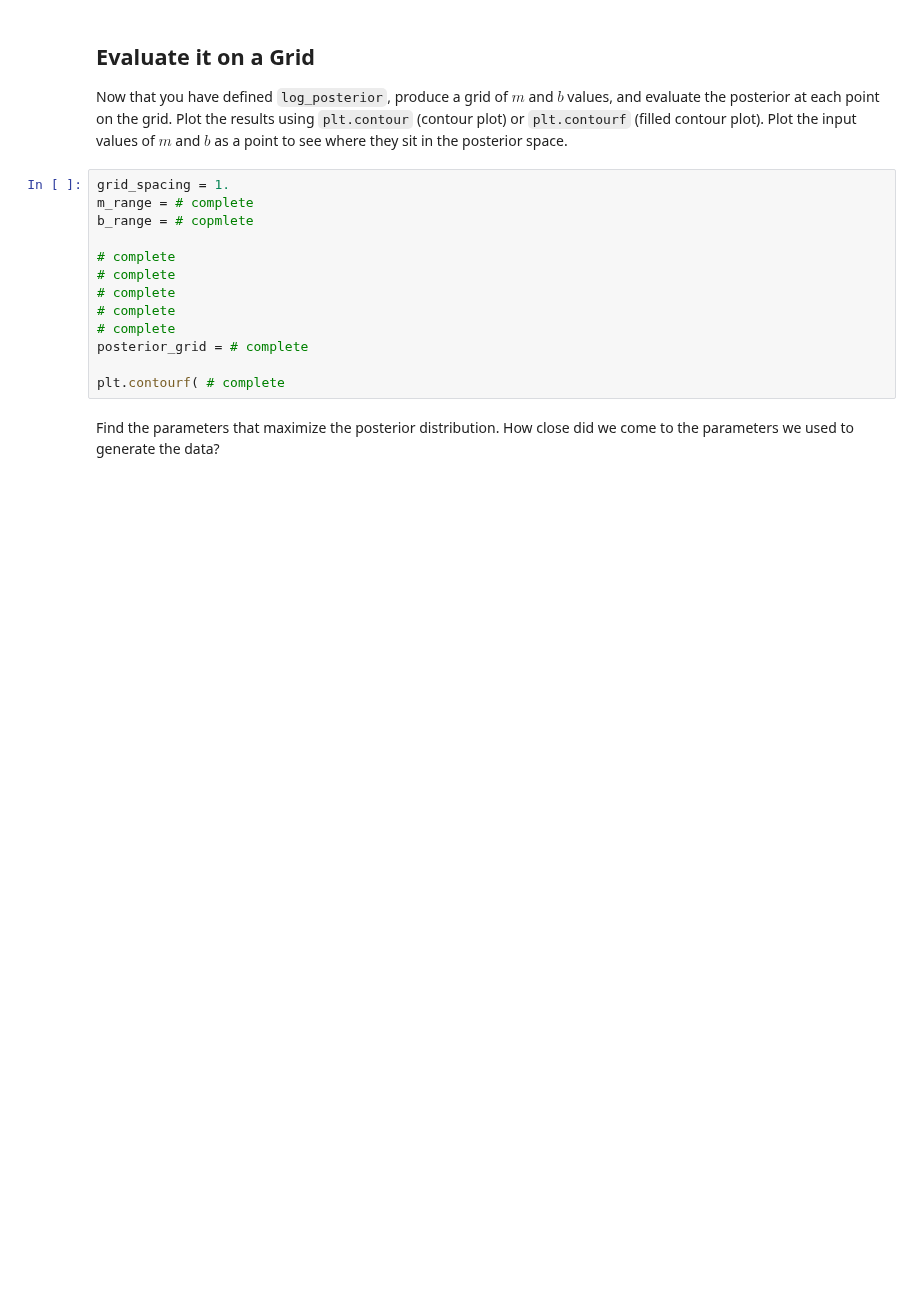
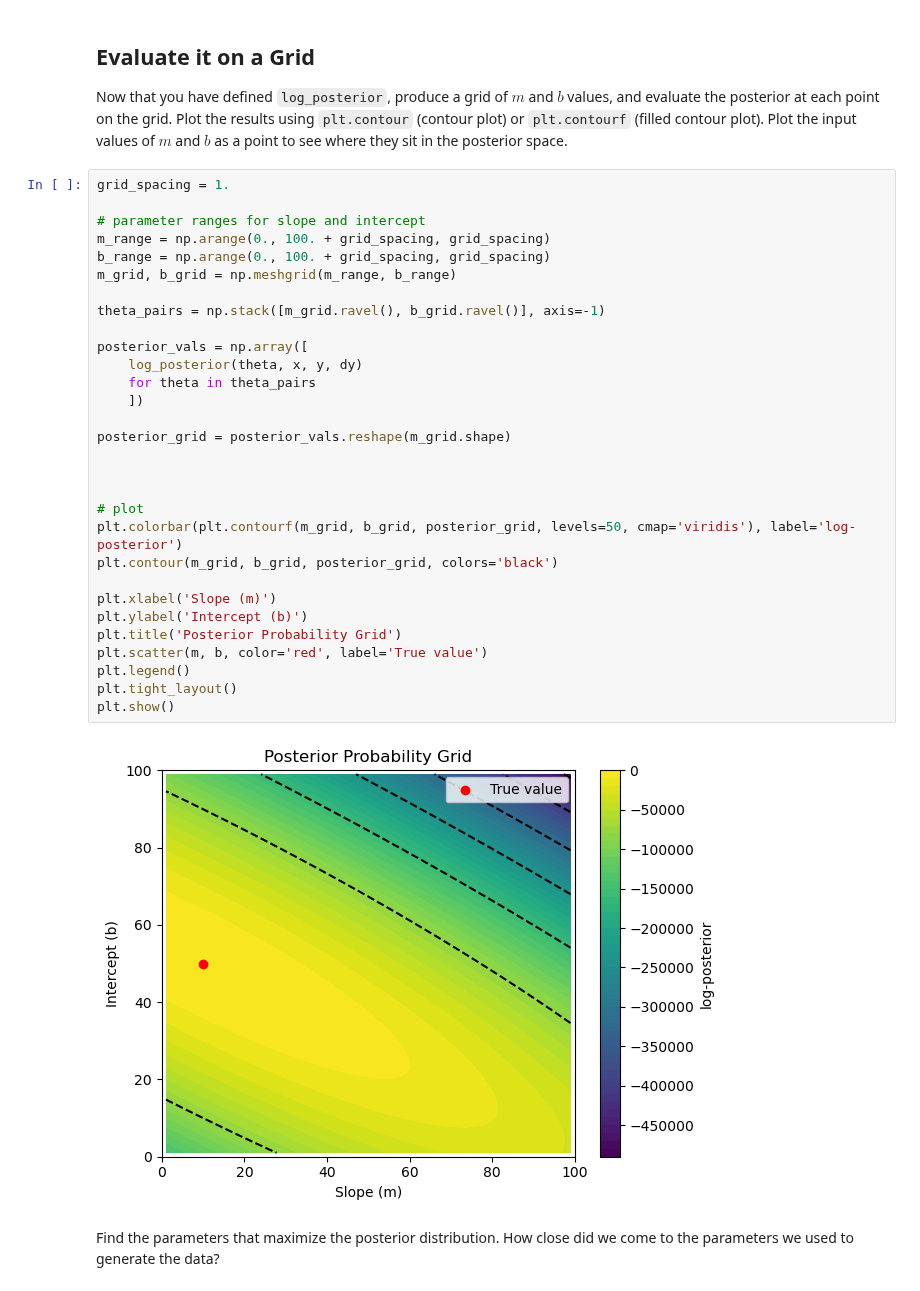
Before and after one commit to ASTR154/bayesian-statistics, a Jupyter notebook: monte_carlo_line_fitting.ipynb, the cells around one changed output. Cells and saved outputs as stored; diff of their text form; blank space fills up the shorter version.

```diff
--- a/monte_carlo_line_fitting.ipynb
+++ b/monte_carlo_line_fitting.ipynb
@@ -126,19 +135,38 @@ def log_posterior(theta, x, y, dy):
 # %% [markdown]
 ## Evaluate it on a Grid
 Now that you have defined `log_posterior`, produce a grid of $m$ and $b$ values, and evaluate the posterior at each point on the grid. Plot the results using `plt.contour` (contour plot) or `plt.contourf` (filled contour plot). Plot the input values of $m$ and $b$ as a point to see where they sit in the posterior space.
-# %%
-grid_spacing = 1.
-m_range = # complete
-b_range = # copmlete
-
-# complete
-# complete
-# complete
-# complete
-# complete
-posterior_grid = # complete
-
-plt.contourf( # complete
+# %%
+grid_spacing = 1.
+
+# parameter ranges for slope and intercept
+m_range = np.arange(0., 100. + grid_spacing, grid_spacing)
+b_range = np.arange(0., 100. + grid_spacing, grid_spacing)
+m_grid, b_grid = np.meshgrid(m_range, b_range)
+
+theta_pairs = np.stack([m_grid.ravel(), b_grid.ravel()], axis=-1)
+
+posterior_vals = np.array([
+    log_posterior(theta, x, y, dy)
+    for theta in theta_pairs
+    ])
+
+posterior_grid = posterior_vals.reshape(m_grid.shape)
+
+
+
+# plot
+plt.colorbar(plt.contourf(m_grid, b_grid, posterior_grid, levels=50, cmap='viridis'), label='log-posterior')
+plt.contour(m_grid, b_grid, posterior_grid, colors='black')
+
+plt.xlabel('Slope (m)')
+plt.ylabel('Intercept (b)')
+plt.title('Posterior Probability Grid')
+plt.scatter(m, b, color='red', label='True value')
+plt.legend()
+plt.tight_layout()
+plt.show()
+# %% [output]
+[figure, added]
 # %% [markdown]
 Find the parameters that maximize the posterior distribution. How close did we come to the parameters we used to generate the data?
 # %%
```
Also changed, not shown: parts of 8 cells of this notebook.
